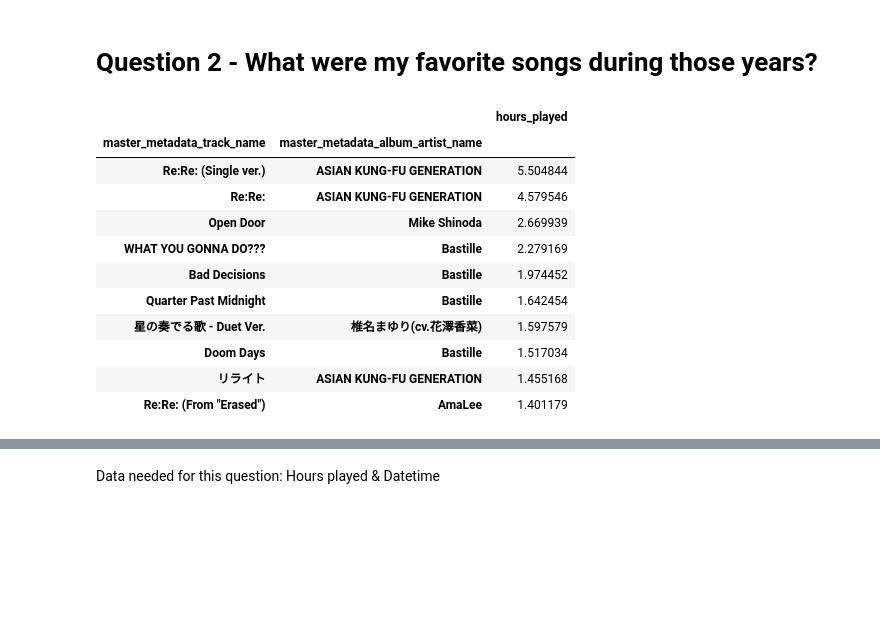
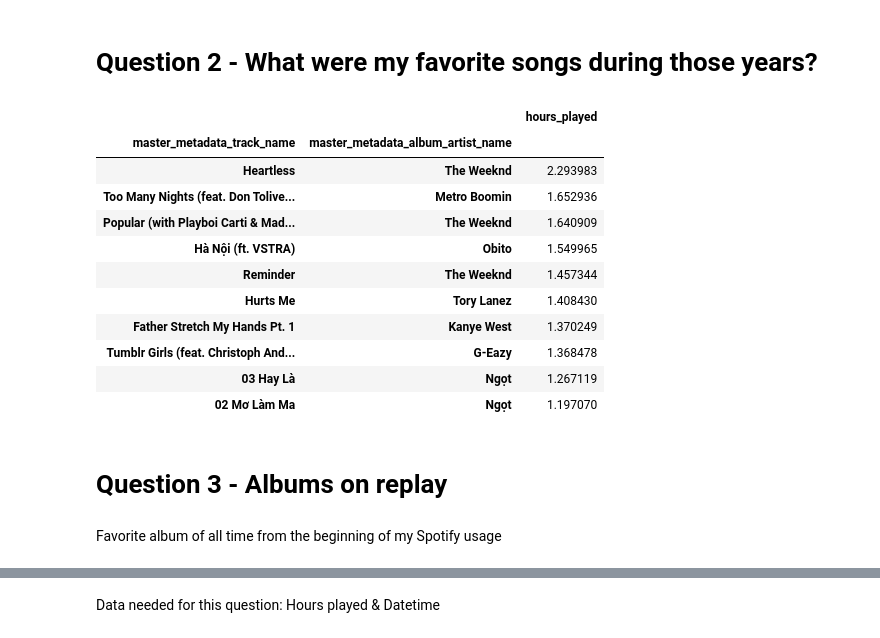
Before and after one commit to nkt1850/Spotify-EDA, a Jupyter notebook: Spotify Data Analysis/Spotify EDA.ipynb, the cells around one changed output, grey strips where cells are left out. Cells and saved outputs as stored; diff of their text form; code cells hidden in the pictures; blank space fills up the shorter version.

```diff
--- a/Spotify Data Analysis/Spotify EDA.ipynb
+++ b/Spotify Data Analysis/Spotify EDA.ipynb
@@ -133,17 +111,21 @@ def favorite_10_songs(year):
     music_df_truncated_by_year = music_df_truncated_by_year.sort_values('hours_played',ascending=False)[:10]
     return music_df_truncated_by_year
 # %%
-favorite_10_songs(2020)
+favorite_10_songs(2024)
 # %% [output]
 |  |  | hours_played |
 | master_metadata_track_name | master_metadata_album_artist_name |  |
-| Re:Re: (Single ver.) | ASIAN KUNG-FU GENERATION | 5.504844 |
-| Re:Re: | ASIAN KUNG-FU GENERATION | 4.579546 |
-| Open Door | Mike Shinoda | 2.669939 |
-| WHAT YOU GONNA DO??? | Bastille | 2.279169 |
-| Bad Decisions | Bastille | 1.974452 |
-| Quarter Past Midnight | Bastille | 1.642454 |
-| 星の奏でる歌 - Duet Ver. | 椎名まゆり(cv.花澤香菜) | 1.597579 |
-| Doom Days | Bastille | 1.517034 |
-| リライト | ASIAN KUNG-FU GENERATION | 1.455168 |
-| Re:Re: (From "Erased") | AmaLee | 1.401179 |
+| Heartless | The Weeknd | 2.293983 |
+| Too Many Nights (feat. Don Tolive... | Metro Boomin | 1.652936 |
+| Popular (with Playboi Carti & Mad... | The Weeknd | 1.640909 |
+| Hà Nội (ft. VSTRA) | Obito | 1.549965 |
+| Reminder | The Weeknd | 1.457344 |
+| Hurts Me | Tory Lanez | 1.408430 |
+| Father Stretch My Hands Pt. 1 | Kanye West | 1.370249 |
+| Tumblr Girls (feat. Christoph And... | G-Eazy | 1.368478 |
+| 03 Hay Là | Ngọt | 1.267119 |
+| 02 Mơ Làm Ma | Ngọt | 1.197070 |
+# %% [markdown]
+# Question 3 - Albums on replay
+# %% [markdown]
+Favorite album of all time from the beginning of my Spotify usage
```
Also changed, not shown: parts of 20 cells of this notebook.
